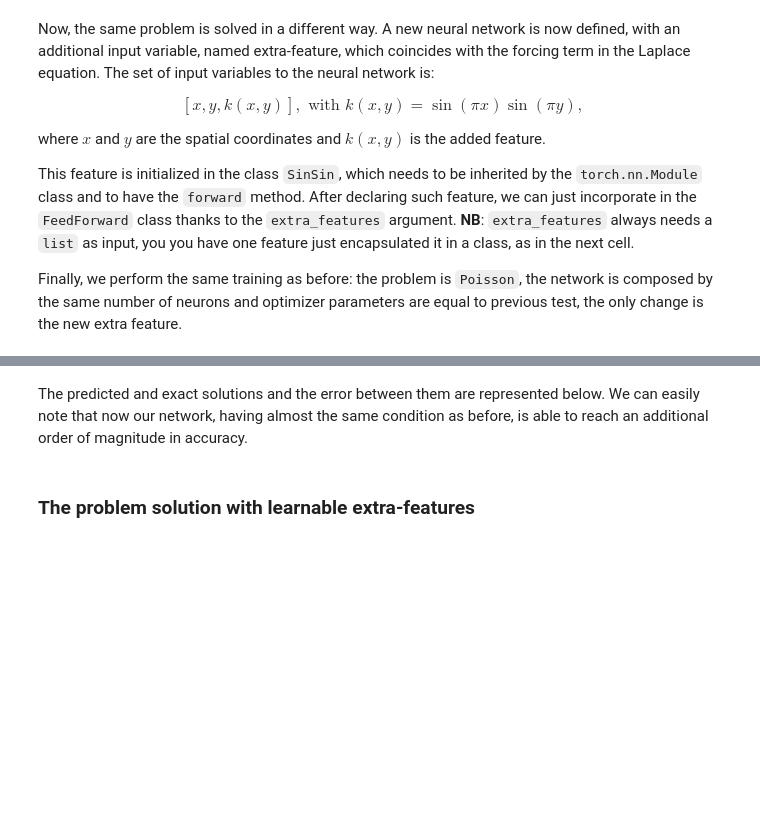
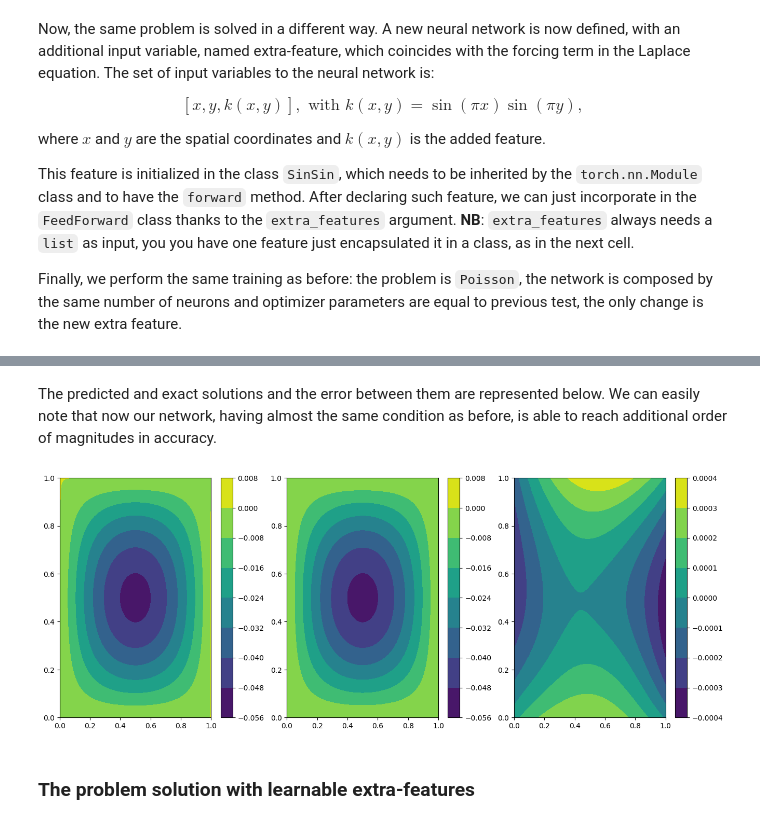
Before and after one commit to PINA-org/PINA-Tutorials, a Jupyter notebook: tutorial2/tutorial.ipynb, the cells around one changed output, grey strips where cells are left out. Drawn from its saved outputs; the diff is of its cells as text; code cells hidden in the pictures; blank space fills up the shorter version.

```diff
--- a/tutorial2/tutorial.ipynb
+++ b/tutorial2/tutorial.ipynb
@@ -119,12 +137,16 @@ class SinSin(torch.nn.Module):
              torch.sin(x.extract(['y'])*torch.pi))
         return LabelTensor(t, ['sin(x)sin(y)'])
 
+
+# make model + solver + trainer
 model_feat = FeedForward(
-        layers=[10, 10],
-        output_variables=problem.output_variables,
-        input_variables=problem.input_variables,
-        func=Softplus,
-        extra_features=[SinSin()]
-    )
+    layers=[10, 10],
+    func=Softplus,
+    output_dimensions=len(problem.output_variables),
+    input_dimensions=len(problem.input_variables)+1
+)
+pinn_feat = PINN(problem, model_feat, extra_features=[SinSin()], optimizer_kwargs={'lr':0.006, 'weight_decay':1e-8})
+trainer_feat = Trainer(pinn_feat, max_epochs=1000, callbacks=[MetricTracker()])
 
-pinn_feat = generate_samples_and_train(model_feat, problem)
+# train
+trainer_feat.train()
@@ -131,8 +171,10 @@ pinn_feat = generate_samples_and_train(model_feat, problem)
 # %% [markdown]
 The predicted and exact solutions and the error between them are represented below.
-We can easily note that now our network, having almost the same condition as before, is able to reach an additional order of magnitude in accuracy.
+We can easily note that now our network, having almost the same condition as before, is able to reach additional order of magnitudes in accuracy.
 # %%
-plotter.plot(pinn_feat)
+plotter.plot(trainer_feat)
+# %% [output]
+[figure, added]
 # %% [markdown]
 ### The problem solution with learnable extra-features
 # %% [markdown]
```
Also changed, not shown: parts of 15 cells of this notebook, 11 other files.
